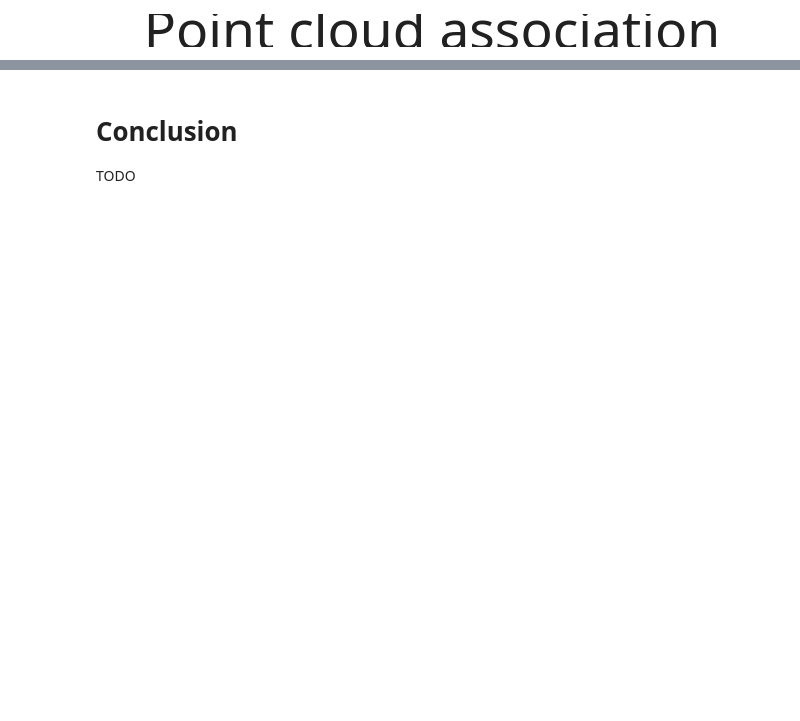
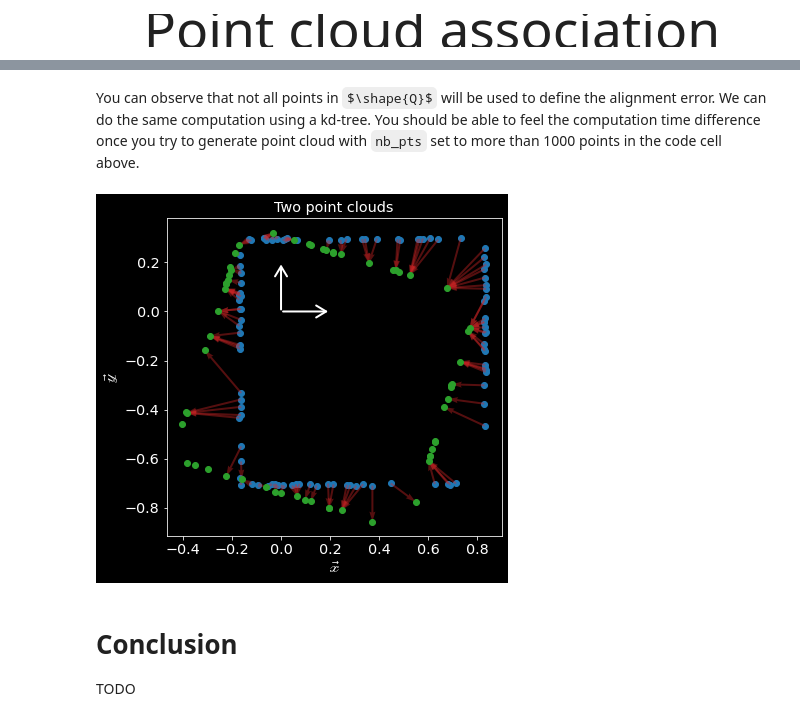
Before and after one commit to norlab-ulaval/percep3d_lessons, a Jupyter notebook: registration/2-lesson_association.ipynb, the cells around one changed output, grey strips where cells are left out. Drawn from its saved outputs; the diff is of its cells as text; code cells hidden in the pictures; some formulas as TeX source; blank space fills up the shorter version.

```diff
--- a/registration/2-lesson_association.ipynb
+++ b/registration/2-lesson_association.ipynb
@@ -108,3 +185,21 @@ with $\distance(\point{p}, \point{q})=\|\point{p}-\point{q}\|_2$.
+# %% [markdown]
+You can observe that not all points in $\shape{Q}$ will be used to define the alignment error.
+We can do the same computation using a kd-tree.
+You should be able to feel the computation time difference once you try to generate point cloud with `nb_pts` set to more than 1000 points in the code cell above.
+# %%
+tree = spatial.KDTree(Q.T)
+dist, match = tree.query(P.T, k=1)
+
+errors = Q[:,match] - P
+
+# -----------------------
+# plotting
+fig, ax = plt.subplots(nrows=1, ncols=1, figsize=(6,6))
+
+draw_point_clouds(ax, P=P, Q=Q, errors=errors, alpha=1.)
+ax.set_title("Two point clouds");
+# %% [output]
+[figure, added]
 # %% [markdown]
 # Conclusion
 TODO
```
Also changed, not shown: parts of 5 cells of this notebook, 1 other file.
